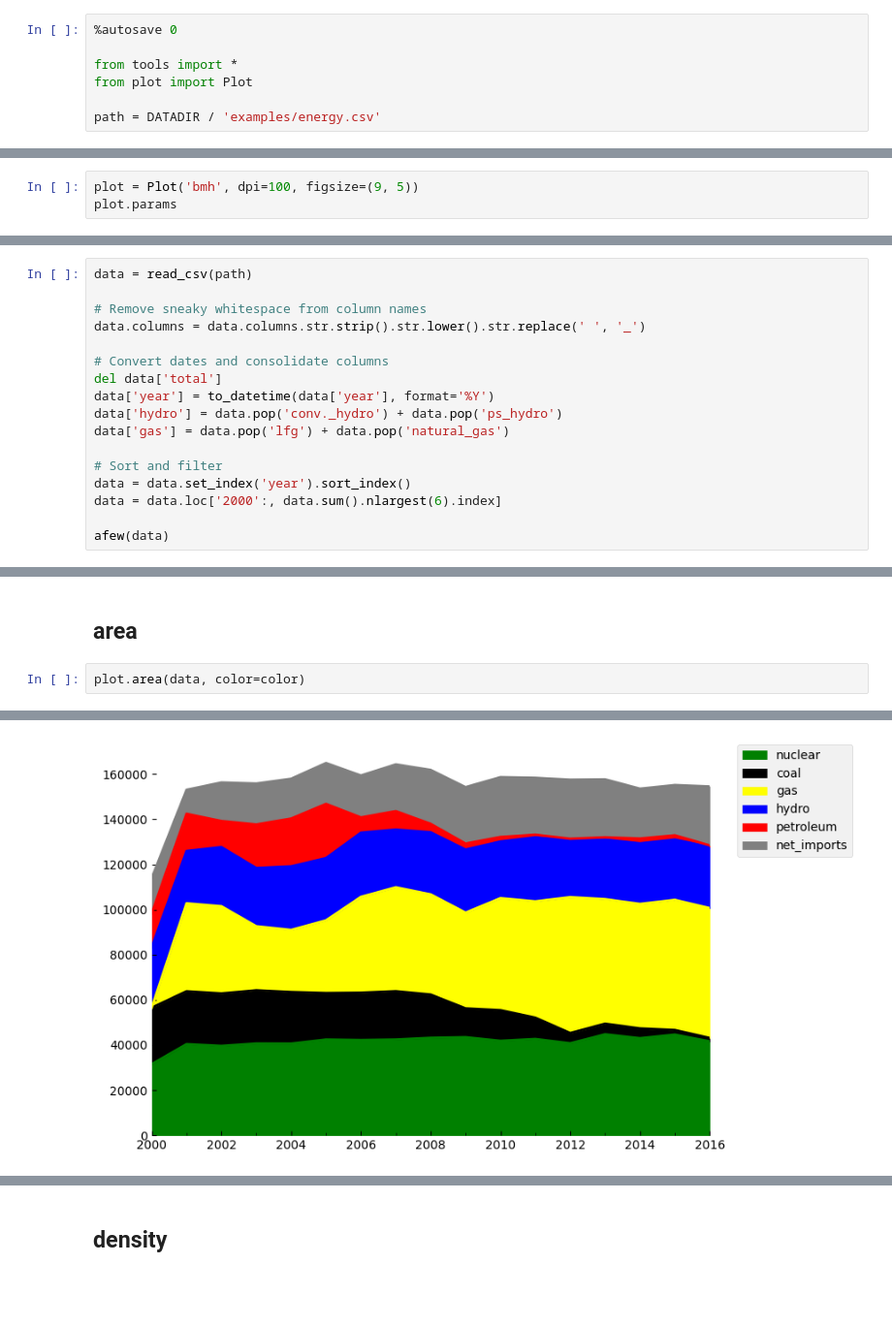
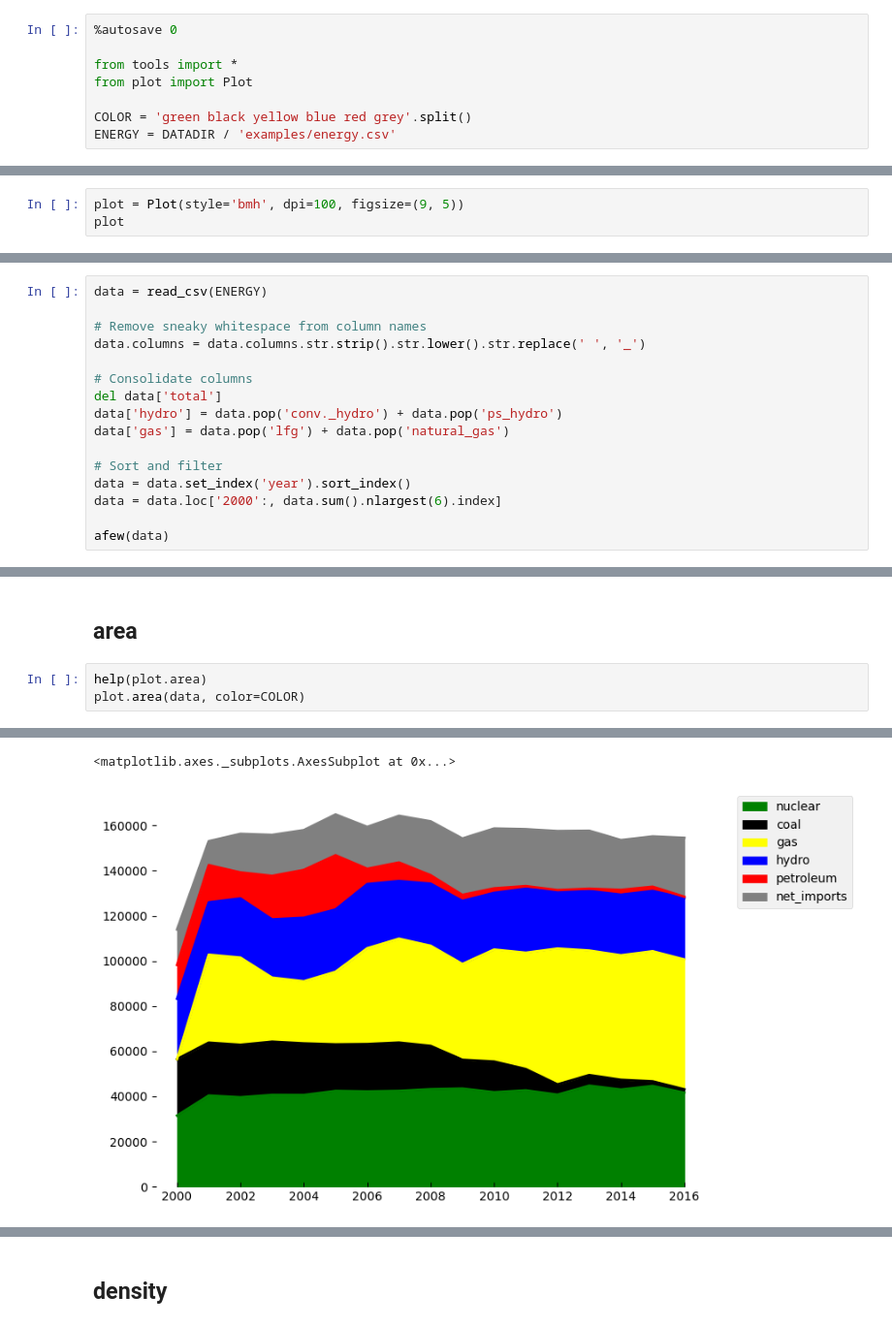
Before and after one commit to samkennerly/kingofsnake, a Jupyter notebook: books/plot.ipynb, the cells around one changed output, grey strips where cells are left out. Shown at 97% size. Saved outputs shown, nothing was run; the diff lists cells and outputs as text; blank space fills up the shorter version.

Commit message:
Update plot module

```diff
--- a/books/plot.ipynb
+++ b/books/plot.ipynb
@@ -7,6 +7,7 @@ Convenience class for data visualization.
 from tools import *
 from plot import Plot
 
-path = DATADIR / 'examples/energy.csv'
+COLOR = 'green black yellow blue red grey'.split()
+ENERGY = DATADIR / 'examples/energy.csv'
 # %% [output]
 Autosave disabled
@@ -16,4 +22,4 @@ Choose a matplotlib style, figure size, and resolution.
 # %%
-plot = Plot('bmh', dpi=100, figsize=(9, 5))
-plot.params
+plot = Plot(style='bmh', dpi=100, figsize=(9, 5))
+plot
 # %% [output]
@@ -34,12 +51,11 @@ Standardize and simplify for easier reading.
 # %%
-data = read_csv(path)
+data = read_csv(ENERGY)
 
 # Remove sneaky whitespace from column names
 data.columns = data.columns.str.strip().str.lower().str.replace(' ', '_')
 
-# Convert dates and consolidate columns
+# Consolidate columns
 del data['total']
-data['year'] = to_datetime(data['year'], format='%Y')
 data['hydro'] = data.pop('conv._hydro') + data.pop('ps_hydro')
 data['gas'] = data.pop('lfg') + data.pop('natural_gas')
 
@@ -61,5 +91,6 @@ color = 'green black yellow blue red grey'.split()
 # %% [markdown]
 ## area
 # %%
-plot.area(data, color=color)
+help(plot.area)
+plot.area(data, color=COLOR)
 # %% [output]
@@ -67,2 +101,3 @@ plot.area(data, color=color)
+<matplotlib.axes._subplots.AxesSubplot at 0x...>
-[figure, old version]
+[figure, new version]
 # %% [markdown]
```
Also changed, not shown: parts of 37 cells of this notebook, 1 other file.
